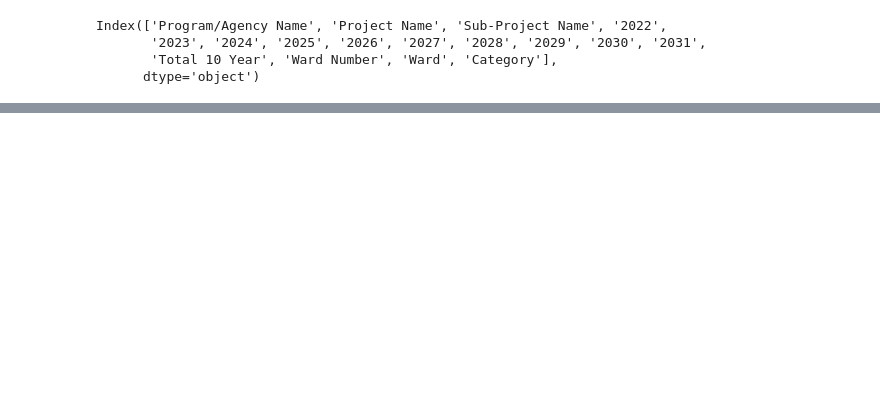
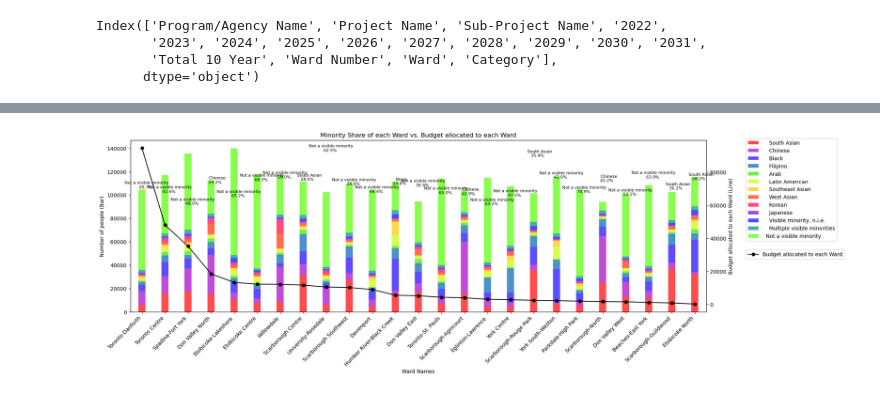
Before and after one commit to aayushgambhir2023/DA-Project-1, a Jupyter notebook: Demographic_Relationship_2021.ipynb, the cells around one changed output, grey strips where cells are left out. Cells and saved outputs as stored; diff of their text form; code cells hidden in the pictures; blank space fills up the shorter version.

```diff
--- a/Demographic_Relationship_2021.ipynb
+++ b/Demographic_Relationship_2021.ipynb
@@ -130,0 +220,76 @@ merged_df.head()
+# %%
+# Sort the DataFrame by Sum_2022 in descending order
+merged_df_sorted = merged_df.sort_values(by='Sum_2022', ascending=False)
+
+# Extract data for plotting
+ward_names = merged_df_sorted["Ward"]
+sum_2022_values = merged_df_sorted["Sum_2022"]
+
+# Columns to include in the bar graph
+bar_columns = minority_data_row
+
+# Set up the figure and axis
+fig, ax1 = plt.subplots(figsize=(20, 6))  # Increase the figure width to allow more space
+
+# Get a list of distinct colors for each column
+bar_colors = plt.cm.get_cmap('prism', len(bar_columns))
+
+# Lists to store annotations
+annotations = []
+
+# Bar graph for minority data (stacked)
+bar_width = 0.3
+bar_positions = np.arange(len(ward_names))
+bottom_positions = np.zeros(len(ward_names))
+for i, column in enumerate(bar_columns):
+    # Use bottom parameter to stack the bars
+    bar = ax1.bar(bar_positions, merged_df_sorted[column], bar_width, label=column, color=bar_colors(i), alpha=0.7, bottom=bottom_positions)
+    bottom_positions += merged_df_sorted[column]
+
+# Calculate percentage for each bar
+total_percentage = pd.DataFrame({column: merged_df_sorted[column] / bottom_positions * 100 for column in bar_columns})
+
+# Find the column with the highest percentage for each ward
+highest_percentage_column = total_percentage.idxmax(axis=1)
+highest_percentage_value = total_percentage.max(axis=1)
+
+# Annotate bars with the name of the column that has the highest percentage
+for index, (column, value) in enumerate(zip(highest_percentage_column, highest_percentage_value)):
+    # Find the position for annotation (top of the bar)
+    annotation_x = bar_positions[index] + bar_width / 2
+    annotation_y = bottom_positions[index] + (value / 2)
+    annotation_text = f"{column}\n {value:.1f}%"
+    annotations.append((annotation_x, annotation_y, annotation_text))
+
+# Set up a secondary axis for the line graph
+ax2 = ax1.twinx()
+ax2.plot(bar_positions, sum_2022_values, color='black', marker='o', label='Budget allocated to each Ward')
+
+# X-axis labels and ticks
+ax1.set_xticks(bar_positions)
+ax1.set_xticklabels(ward_names, rotation=45, ha='right')
+
+# Adjust x-axis limits to create space on both sides
+ax1.set_xlim(bar_positions[0] - 0.5, bar_positions[-1] + 0.5)
+
+# Set labels and title
+ax1.set_xlabel('Ward Names')
+ax1.set_ylabel('Number of people (Bar)', color='black')
+ax2.set_ylabel('Budget allocated to each Ward (Line)', color='black')
+plt.title('Minority Share of each Ward vs. Budget allocated to each Ward')
+
+# Display the legend outside to the right of the graph
+ax1.legend(loc='upper left', bbox_to_anchor=(0.95, 0.9), bbox_transform=plt.gcf().transFigure)
+ax2.legend(loc='upper left', bbox_to_anchor=(0.95, 0.4), bbox_transform=plt.gcf().transFigure)
+
+# Annotate bars with the name of the column that has the highest total percentage
+for x, y, text in annotations:
+    ax1.text(x, y, text, ha='center', va='center', rotation=0, color='black', fontsize=8)
+
+# Save the figure
+plt.savefig("output/Minority Share vs. Budget.png", bbox_inches='tight')
+
+# Show the plot
+plt.show()
+# %% [output]
+[figure, added]
```
Also changed, not shown: parts of 16 cells of this notebook, 5 other files.
